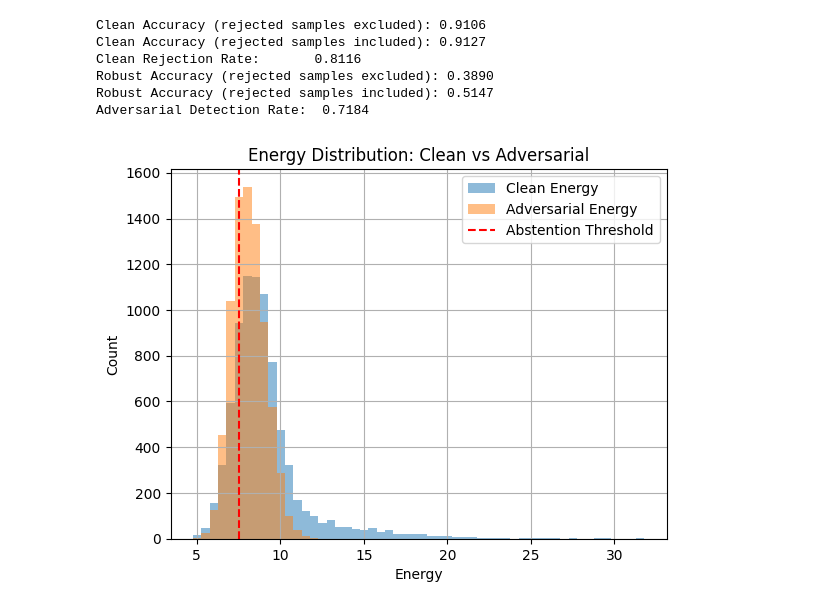
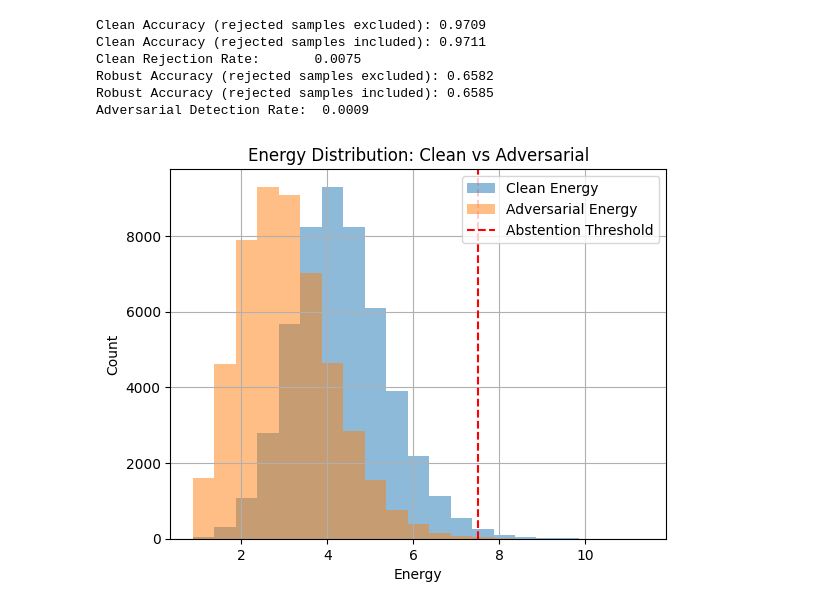
Before and after one commit to ArtMGreen/manifold-projection-layer, a Jupyter notebook: experiments.ipynb, the cells around one changed output. Drawn from its saved outputs; the diff is of its cells as text; code cells hidden in the pictures.

```diff
--- a/experiments.ipynb
+++ b/experiments.ipynb
@@ -2,11 +2,11 @@
 # config.py
 epsilon_energy = 5.0
 delta_energy = 5.0
-lambda_energy = 1.0
+lambda_energy = 0.25
 alpha_fgsm = 8 / 255
 
 num_classes = 10
 batch_size = 16
 epochs = 10
-lr = 0.001
+lr = 0.005
 device = 'cuda'
@@ -98,26 +190,6 @@ from torchvision.models import ResNet18_Weights
 #from model import ModelWrapper
 #from utils import compute_loss
 #from config import *
-
-# transform_train = transforms.Compose([
-#     transforms.Resize(32),
-#     # transforms.Normalize(),
-#     transforms.ToTensor(),
-# ])
-
-# transform_test = transforms.Compose([
-#     transforms.Resize(32),
-#     # transforms.Normalize(),
-#     transforms.ToTensor(),
-# ])
-
-train_loader = DataLoader(
-    datasets.CIFAR10(root='./data', train=True, download=True, transform=transforms.Compose([ResNet18_Weights.IMAGENET1K_V1.transforms()])),
-    batch_size=batch_size, shuffle=True)
-
-test_loader = DataLoader(
-    datasets.CIFAR10(root='./data', train=False, download=True, transform=transforms.Compose([ResNet18_Weights.IMAGENET1K_V1.transforms()])),
-    batch_size=batch_size)
 # %%
 model = ModelWrapper(num_classes).to(device)
 optimizer = optim.SGD(model.parameters(), lr=lr, momentum=0.9, weight_decay=5e-4)
@@ -216,9 +293,7 @@ import torch.nn.functional as F
 # from utils import fgsm_attack, predict_with_rejection
 # from config import *
 
-def evaluate(loader, abstention_threshold, examples=float("inf")):
-    model = ModelWrapper(num_classes).to(device)
-    model.load_state_dict(torch.load("model.pt"))
+def evaluate(model, loader, abstention_threshold, examples=float("inf")):
     model.eval()
 
     all_clean_E = list()
@@ -294,7 +369,7 @@ def evaluate(loader, abstention_threshold, examples=float("inf")):
 import matplotlib.pyplot as plt
 import numpy as np
 
-def energy_hist(energy_clean, energy_adv, abstention_threshold, binwidth=0.2):
+def energy_hist(energy_clean, energy_adv, abstention_threshold, binwidth=0.5):
     plt.hist(energy_clean, alpha=0.5, label='Clean Energy', bins=np.arange(min(energy_clean), max(energy_clean) + binwidth, binwidth))
     plt.hist(energy_adv, alpha=0.5, label='Adversarial Energy', bins=np.arange(min(energy_clean), max(energy_clean) + binwidth, binwidth))
     plt.axvline(abstention_threshold, color='red', linestyle='--', label='Abstention Threshold')
@@ -304,14 +379,3 @@ def energy_hist(energy_clean, energy_adv, abstention_threshold, binwidth=0.2):
     plt.legend()
     plt.grid(True)
     plt.show()
-# %%
-train_loader = DataLoader(
-    datasets.CIFAR10(root='./data', train=True, download=True,
-                     transform=transforms.Compose([ResNet18_Weights.IMAGENET1K_V1.transforms()])),
-    batch_size=batch_size)
-
-
-test_loader = DataLoader(
-    datasets.CIFAR10(root='./data', train=False, download=True,
-                     transform=transforms.Compose([ResNet18_Weights.IMAGENET1K_V1.transforms()])),
-    batch_size=batch_size)
@@ -329,11 +382,11 @@ Adversarial Detection Rate:  0.7207
 # %%
-E_clean, E_adv = evaluate(train_loader, epsilon_energy+0.5*delta_energy, examples=500)
+E_clean, E_adv = evaluate(model, train_loader, epsilon_energy+0.5*delta_energy)
 energy_hist(E_clean, E_adv, epsilon_energy+0.5*delta_energy)
 # %% [output]
-Clean Accuracy (rejected samples excluded): 0.9106
-Clean Accuracy (rejected samples included): 0.9127
-Clean Rejection Rate:       0.8116
-Robust Accuracy (rejected samples excluded): 0.3890
-Robust Accuracy (rejected samples included): 0.5147
-Adversarial Detection Rate:  0.7184
+Clean Accuracy (rejected samples excluded): 0.9709
+Clean Accuracy (rejected samples included): 0.9711
+Clean Rejection Rate:       0.0075
+Robust Accuracy (rejected samples excluded): 0.6582
+Robust Accuracy (rejected samples included): 0.6585
+Adversarial Detection Rate:  0.0009
-[figure, old version]
+[figure, new version]
```
Also changed, not shown: parts of 12 cells of this notebook.
